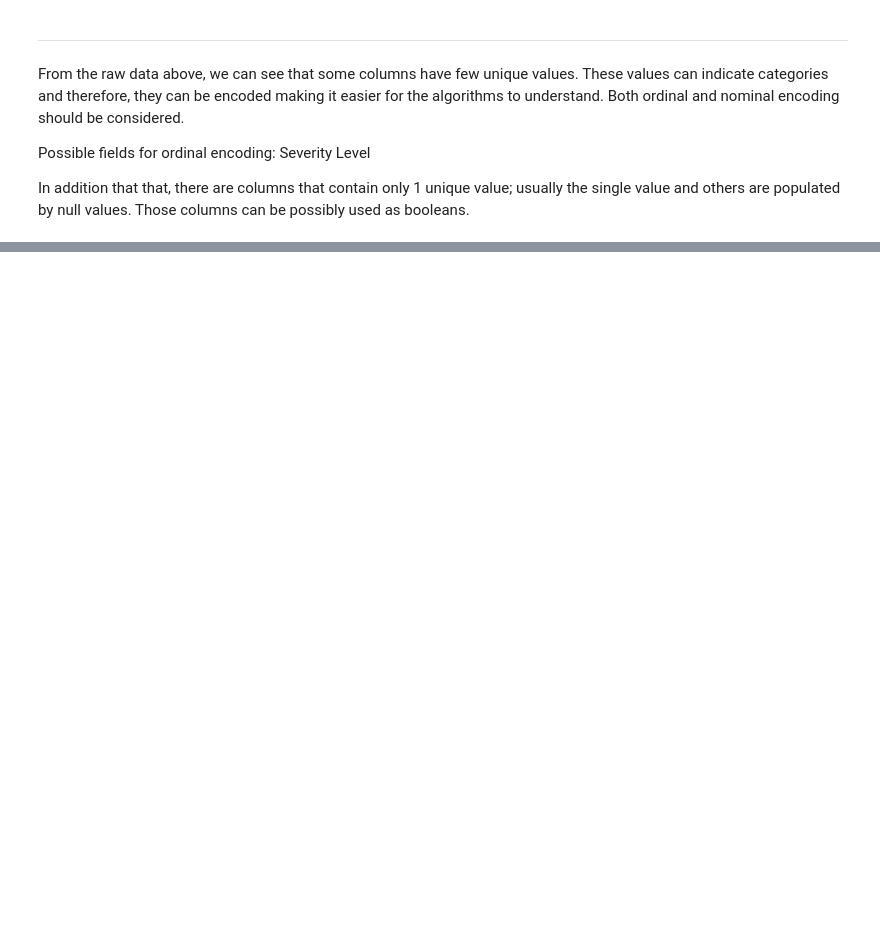
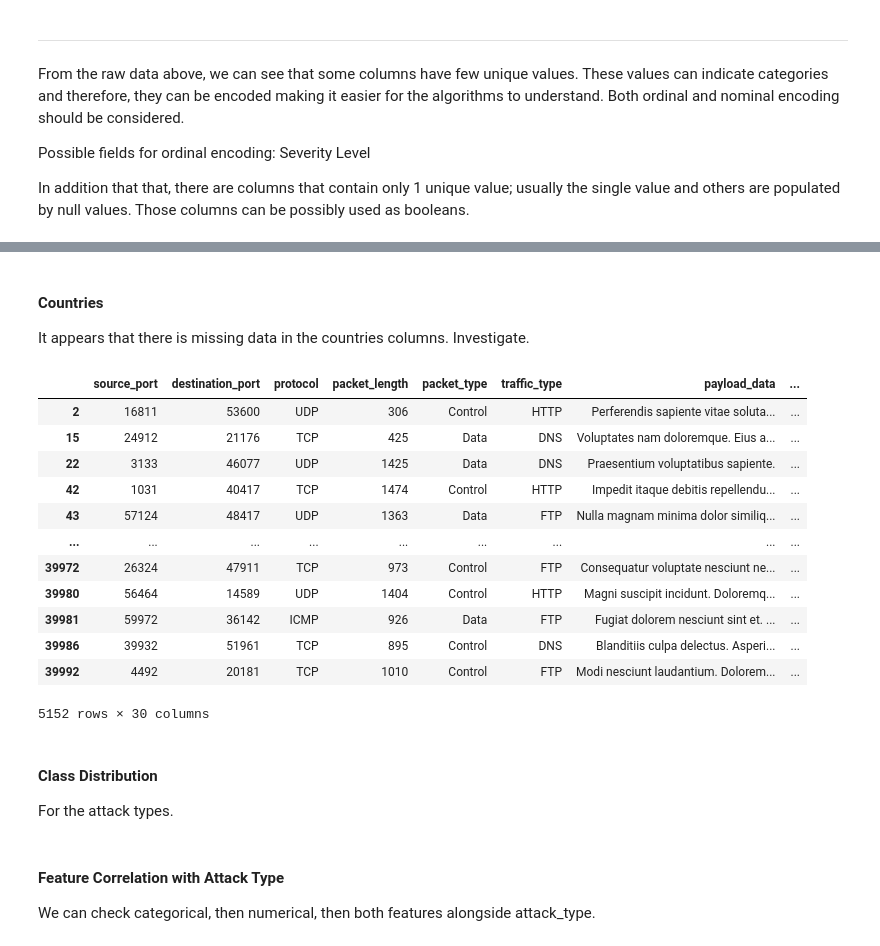
Before and after one commit to dominicbraam/cyberattack-model, a Jupyter notebook: notebooks/Data Exploration.ipynb, the cells around one changed output, grey strips where cells are left out. Drawn from its saved outputs; the diff is of its cells as text; code cells hidden in the pictures; blank space fills up the shorter version.

```diff
--- a/notebooks/Data Exploration.ipynb
+++ b/notebooks/Data Exploration.ipynb
@@ -194,3 +414,31 @@ df["Payload Data"].tolist()[10000:10010]
+# %% [markdown]
+#### Countries
+
+It appears that there is missing data in the countries columns. Investigate.
+# %%
+df[df['destination_country'].isnull()]
+# %% [output]
+|  | source_port | destination_port | protocol | packet_length | packet_type | traffic_type | payload_data | ... |
+| 2 | 16811 | 53600 | UDP | 306 | Control | HTTP | Perferendis sapiente vitae soluta... | ... |
+| 15 | 24912 | 21176 | TCP | 425 | Data | DNS | Voluptates nam doloremque. Eius a... | ... |
+| 22 | 3133 | 46077 | UDP | 1425 | Data | DNS | Praesentium voluptatibus sapiente. | ... |
+| 42 | 1031 | 40417 | TCP | 1474 | Control | HTTP | Impedit itaque debitis repellendu... | ... |
+| 43 | 57124 | 48417 | UDP | 1363 | Data | FTP | Nulla magnam minima dolor similiq... | ... |
+| ... | ... | ... | ... | ... | ... | ... | ... | ... |
+| 39972 | 26324 | 47911 | TCP | 973 | Control | FTP | Consequatur voluptate nesciunt ne... | ... |
+| 39980 | 56464 | 14589 | UDP | 1404 | Control | HTTP | Magni suscipit incidunt. Doloremq... | ... |
+| 39981 | 59972 | 36142 | ICMP | 926 | Data | FTP | Fugiat dolorem nesciunt sint et. ... | ... |
+| 39986 | 39932 | 51961 | TCP | 895 | Control | DNS | Blanditiis culpa delectus. Asperi... | ... |
+| 39992 | 4492 | 20181 | TCP | 1010 | Control | FTP | Modi nesciunt laudantium. Dolorem... | ... |
+5152 rows × 30 columns
+# %% [markdown]
+#### Class Distribution
+
+For the attack types.
+# %% [markdown]
+#### Feature Correlation with Attack Type
+
+We can check categorical, then numerical, then both features alongside attack_type.
 # %%
 # df_corr = df.drop(columns=['Timestamp','Source IP Address','Destination IP Address'])
 # plt.figure(figsize=(10,10))
```
Also changed, not shown: parts of 43 cells of this notebook.
